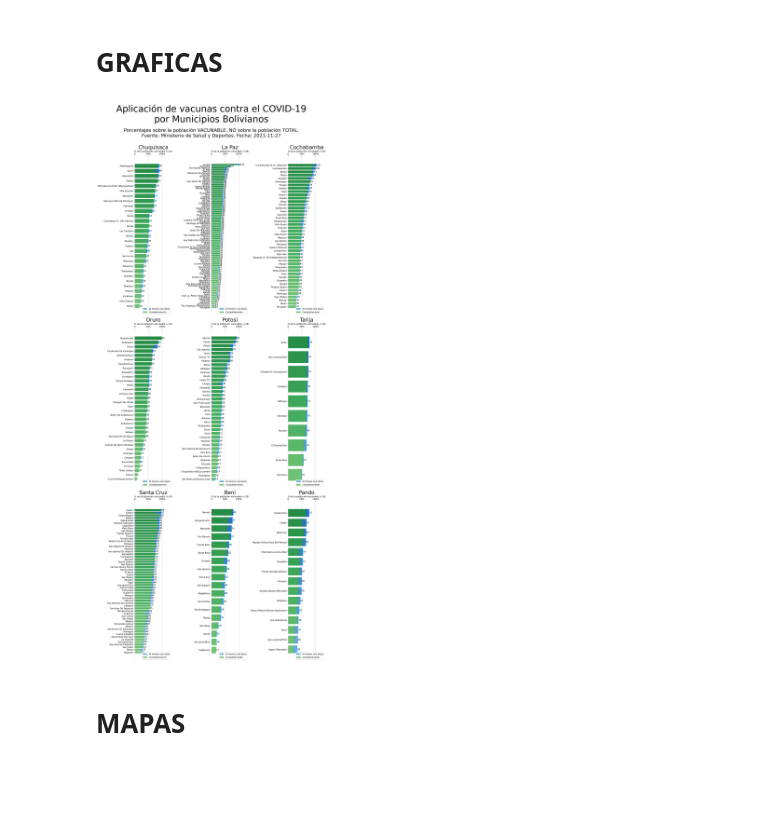
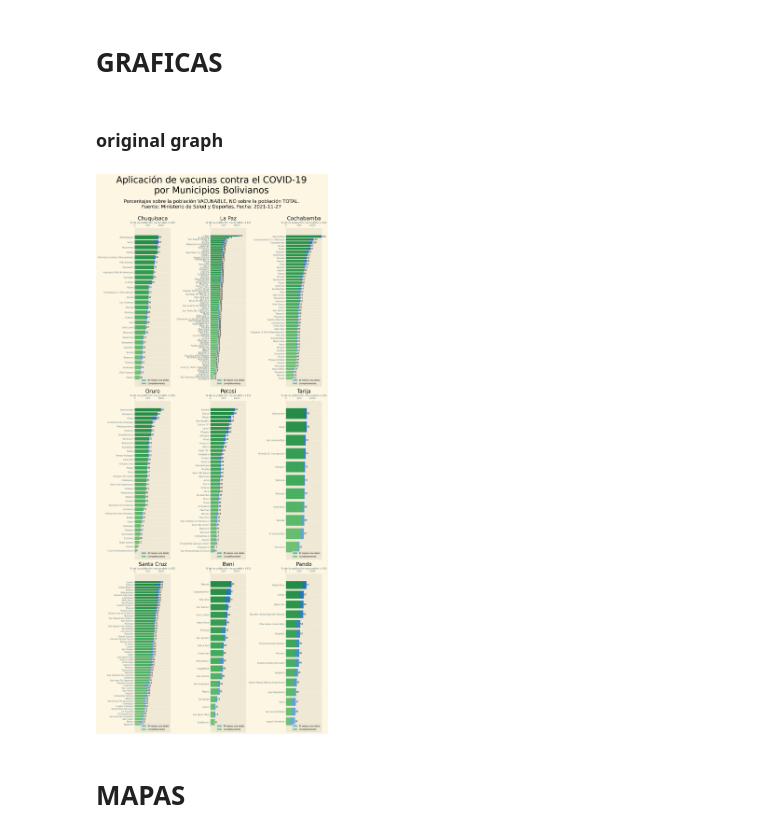
Before and after one commit to dquintani/vacunacion-municipios-bo, a Jupyter notebook: vacunacion_municipal.ipynb, the cells around one changed output. Saved outputs shown, nothing was run; the diff lists cells and outputs as text; code cells hidden in the pictures; blank space fills up the shorter version.

```diff
--- a/vacunacion_municipal.ipynb
+++ b/vacunacion_municipal.ipynb
@@ -164,2 +203,12 @@ print(str(latest_date))
+# %%
+list_mun = df.sort_values("poblacion2020", ascending=False).municipio.unique()
+list_dept = df.sort_values("poblacion2020", ascending=False).departamento.unique()
+# %%
+mun_dict = dict(zip(df.cod_ine,df.municipio))
 # %% [markdown]
 # EXPLORACIÓN
+# %%
+for i in mun_dict.keys():
+    if len(df[df.cod_ine==i]) != 10:
+        dfx = df[df.cod_ine==i]
+        print(i,mun_dict[i], "--", len(dfx))
@@ -165,0 +230,20 @@ print(str(latest_date))
+# %%
+fig, axs = plt.subplots(4,5, figsize=(12,15))
+axs = axs.flatten()
+
+mun = list_mun[:20]
+for i in range(len(mun)):
+    df_mun = df_wide[df_wide.municipio==mun[i]]
+
+    axs[i].set_title(mun[i])
+
+    axs[i].plot(pd.to_datetime(df_mun.fecha), df_mun[1], label="1", marker="o")
+    axs[i].plot(pd.to_datetime(df_mun.fecha), df_mun[2], label="2", marker="o")
+
+    axs[i].set_ylim(0,140)
+    # axs[i].xaxis.set_major_formatter(mdates.DateFormatter('%m-%d'))
+    axs[i].xaxis.set_major_formatter(mdates.ConciseDateFormatter(axs[i].xaxis.get_major_locator()))
+    axs[i].axhline(100, color="black", linestyle="--")
+    axs[i].legend()
+
+fig.tight_layout()
@@ -166,5 +252,7 @@ print(str(latest_date))
 # %% [markdown]
 # GRAFICAS
+# %% [markdown]
+### original graph
 # %%
 dff = df_wide[df_wide.fecha==str(latest_date)]
 
@@ -185,36 +273,36 @@ for i in range(9):
     dfx = dfx.set_index("municipio").sort_values(1, ascending=True)
     # display(dfx)
 
-    axs[i].set_title(list_dptm[i], fontsize=24, fontname="Impact")
+    axs[i].set_title(list_dptm[i], fontsize=24)
 
     primerasbar = axs[i].barh(dfx.index, dfx[1], zorder=3,
                               label="Al menos una dosis",color= plt.get_cmap("Blues",  len(dfx)*4) (range(len(dfx)*2, len(dfx)*4) ))
     segundasbar = axs[i].barh(dfx.index, dfx[2], zorder=3,
                               label="Completamente", color= plt.get_cmap("Greens", len(dfx)*4) (range(len(dfx)*2, len(dfx)*4) ))
 
     axs[i].bar_label(primerasbar)
 
     # axs[i].set_ylabel("Municipio")
     axs[i].set_xlabel("% de la población vacunable (+18)")
 
     # axs2 = axs[i].twiny()
     axs[i].xaxis.set_label_position('top')
     axs[i].xaxis.set_ticks_position('top')
     axs[i].set_xlim(0,135)
     # axs[i].set_ylim(0, len(dfx)*1.0)
     axs[i].xaxis.set_ticks([0, 50, 100])
     axs[i].xaxis.set_ticklabels(["0", "50%", "100%"])
     axs[i].grid(alpha=.7, zorder=1, axis="x")
     axs[i].spines['top'].set_visible(False)
     axs[i].spines['bottom'].set_visible(False)
     axs[i].spines['left'].set_visible(False)
     axs[i].spines['right'].set_visible(False)
 
     axs[i].legend(loc="lower right")
 
 fig.tight_layout()
-fig.savefig("vac_mun_completo.jpg", bbox_inches="tight")
+fig.savefig("figures/vac_mun_completo.jpg", bbox_inches="tight")
 # %% [output]
-[figure, old version]
+[figure, new version]
 # %% [markdown]
 # MAPAS
```
Also changed, not shown: parts of 17 cells of this notebook, 4 other files.
